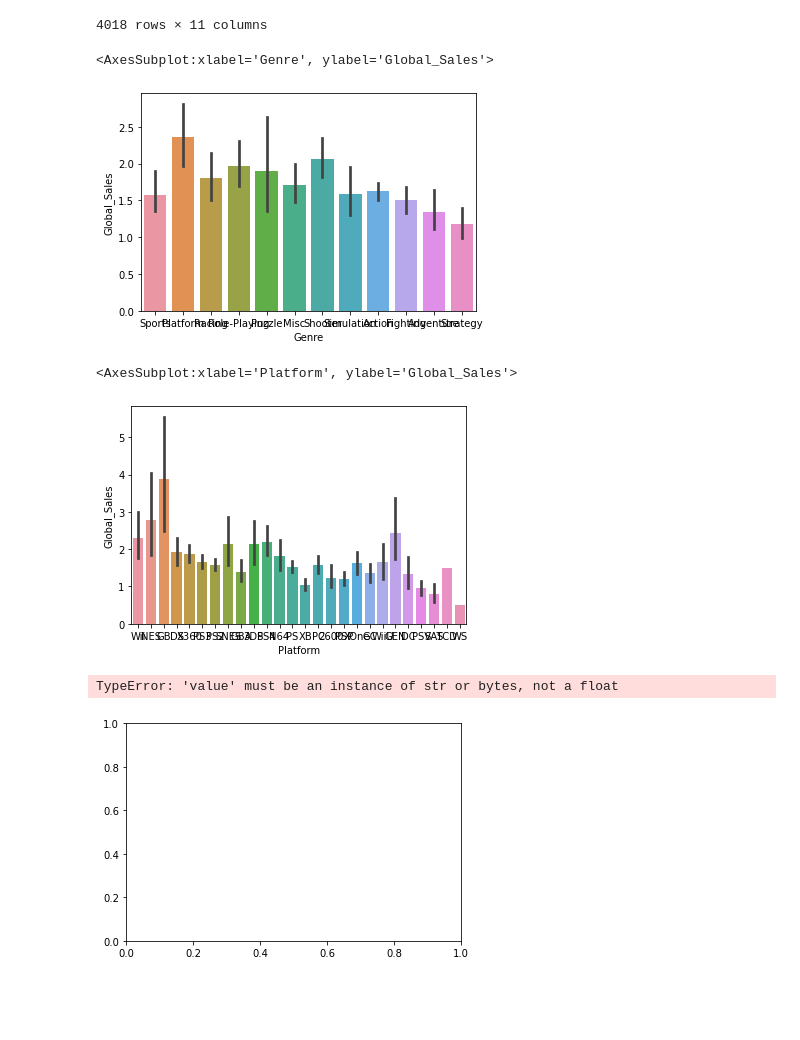
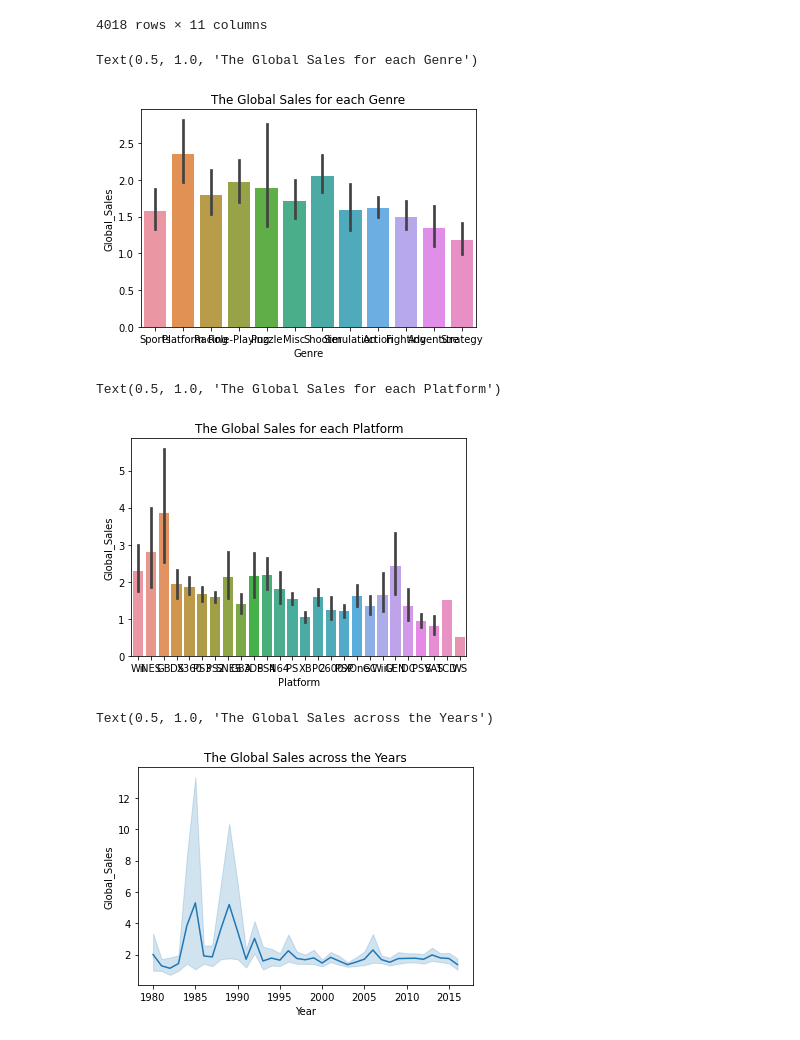
Before and after one commit to paulaked/data25-visualisations, a Jupyter notebook: task.ipynb, the cells around one changed output. Cells and saved outputs as stored; diff of their text form; code cells hidden in the pictures; blank space fills up the shorter version.

Commit message:
added titles and another bar plot

```diff
--- a/task.ipynb
+++ b/task.ipynb
@@ -40,16 +40,19 @@ import matplotlib.pyplot as plt
 import seaborn as sns
 # %%
 sns.barplot(x='Genre', y='Global_Sales', data = clean_data)
+plt.title('The Global Sales for each Genre')
 # %% [output]
-<AxesSubplot:xlabel='Genre', ylabel='Global_Sales'>
+Text(0.5, 1.0, 'The Global Sales for each Genre')
-[figure, old version]
+[figure, new version]
 # %%
 sns.barplot(x='Platform', y='Global_Sales', data = clean_data)
+plt.title('The Global Sales for each Platform')
 # %% [output]
-<AxesSubplot:xlabel='Platform', ylabel='Global_Sales'>
+Text(0.5, 1.0, 'The Global Sales for each Platform')
-[figure, old version]
+[figure, new version]
 # %%
-sns.lineplot(x='Publisher', y ='v' data = clean_data)
+sns.lineplot(x='Year', y ='Global_Sales', data = clean_data)
+plt.title('The Global Sales across the Years')
 # %% [output]
-TypeError: 'value' must be an instance of str or bytes, not a float
+Text(0.5, 1.0, 'The Global Sales across the Years')
-[figure, old version]
+[figure, new version]
```
Also changed, not shown: parts of 2 cells of this notebook.
